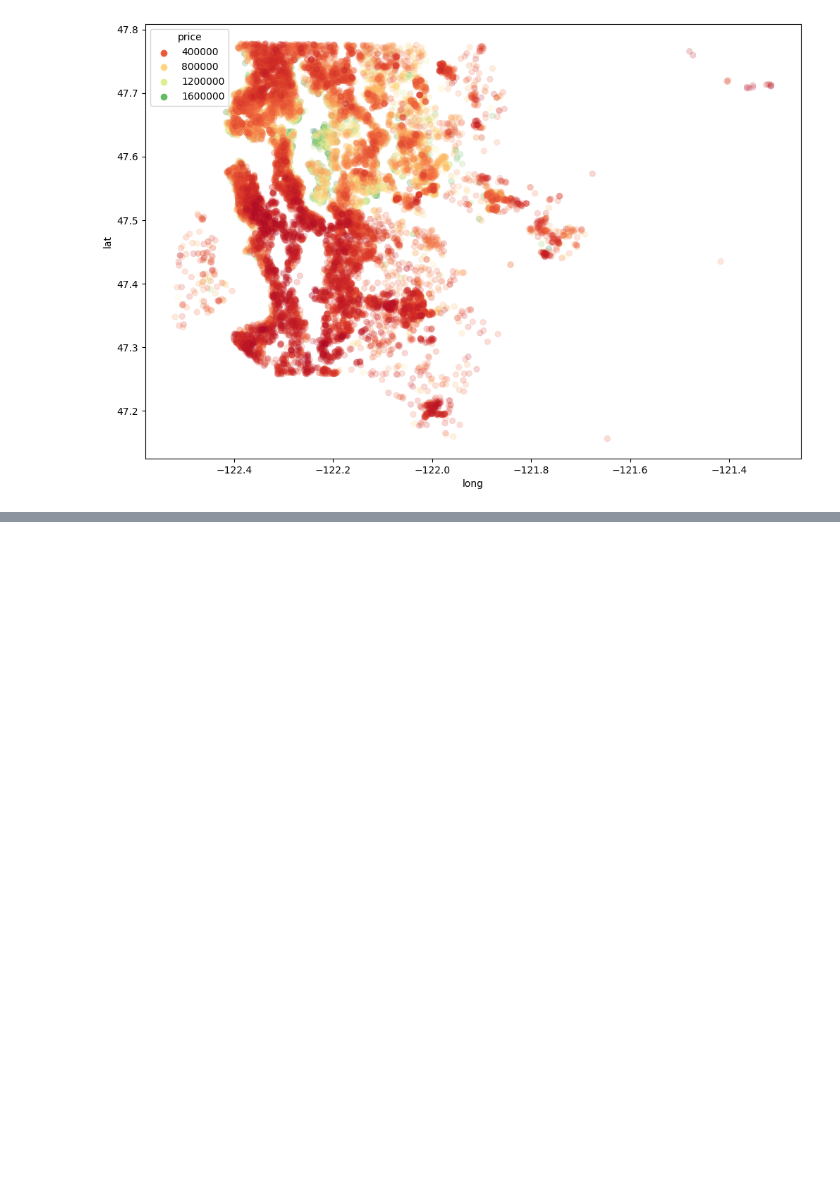
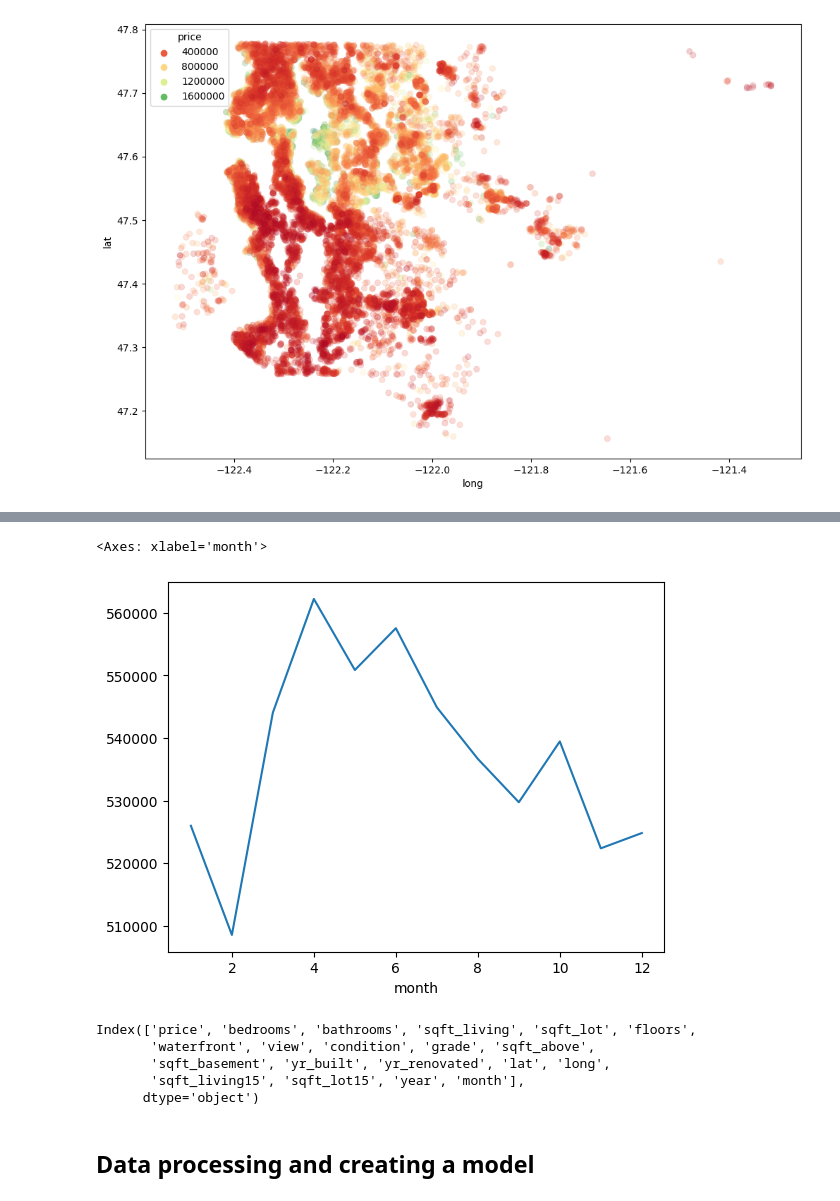
Before and after one commit to leticiafaria7/bootcampPython, a Jupyter notebook: 21_ml-neural-nets-deep-learning/tf_regression_code_along.ipynb, the cells around one changed output, grey strips where cells are left out. Cells and saved outputs as stored; diff of their text form; code cells hidden in the pictures; blank space fills up the shorter version.

```diff
--- a/21_ml-neural-nets-deep-learning/tf_regression_code_along.ipynb
+++ b/21_ml-neural-nets-deep-learning/tf_regression_code_along.ipynb
@@ -169,0 +198,17 @@ sns.scatterplot(x = 'long', y = 'lat', data = non_top_1_perc, hue = 'price',
+# %%
+df1.groupby('month').mean()['price'].plot()
+# %% [output]
+<Axes: xlabel='month'>
+[figure, added]
+# %%
+df2 = df1.drop('date', axis = 1)
+df2 = df2.drop('zipcode', axis = 1)
+df2.columns
+# %% [output]
+Index(['price', 'bedrooms', 'bathrooms', 'sqft_living', 'sqft_lot', 'floors',
+       'waterfront', 'view', 'condition', 'grade', 'sqft_above',
+       'sqft_basement', 'yr_built', 'yr_renovated', 'lat', 'long',
+       'sqft_living15', 'sqft_lot15', 'year', 'month'],
+      dtype='object')
+# %% [markdown]
+## Data processing and creating a model
```
Also changed, not shown: parts of 24 cells of this notebook.
